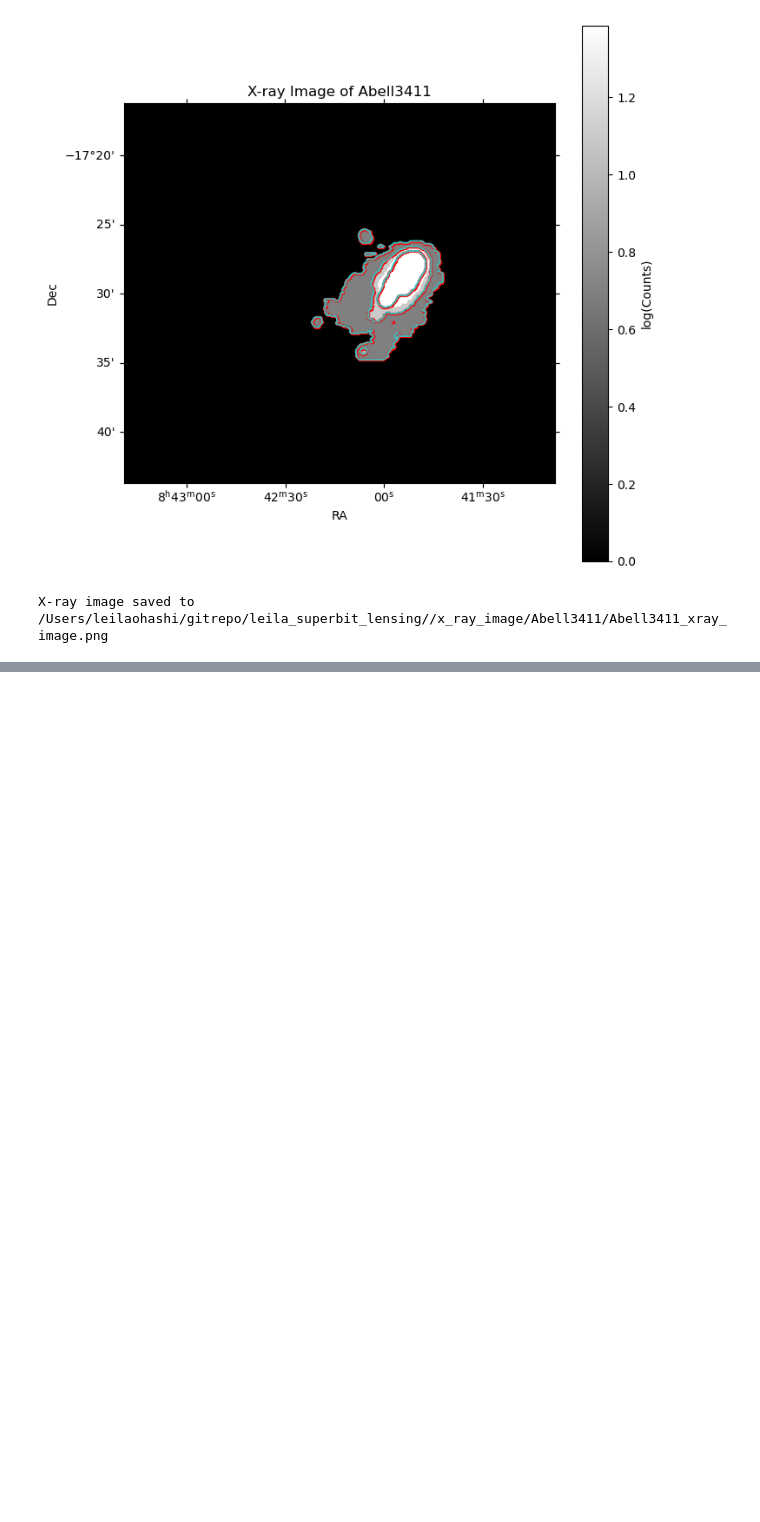
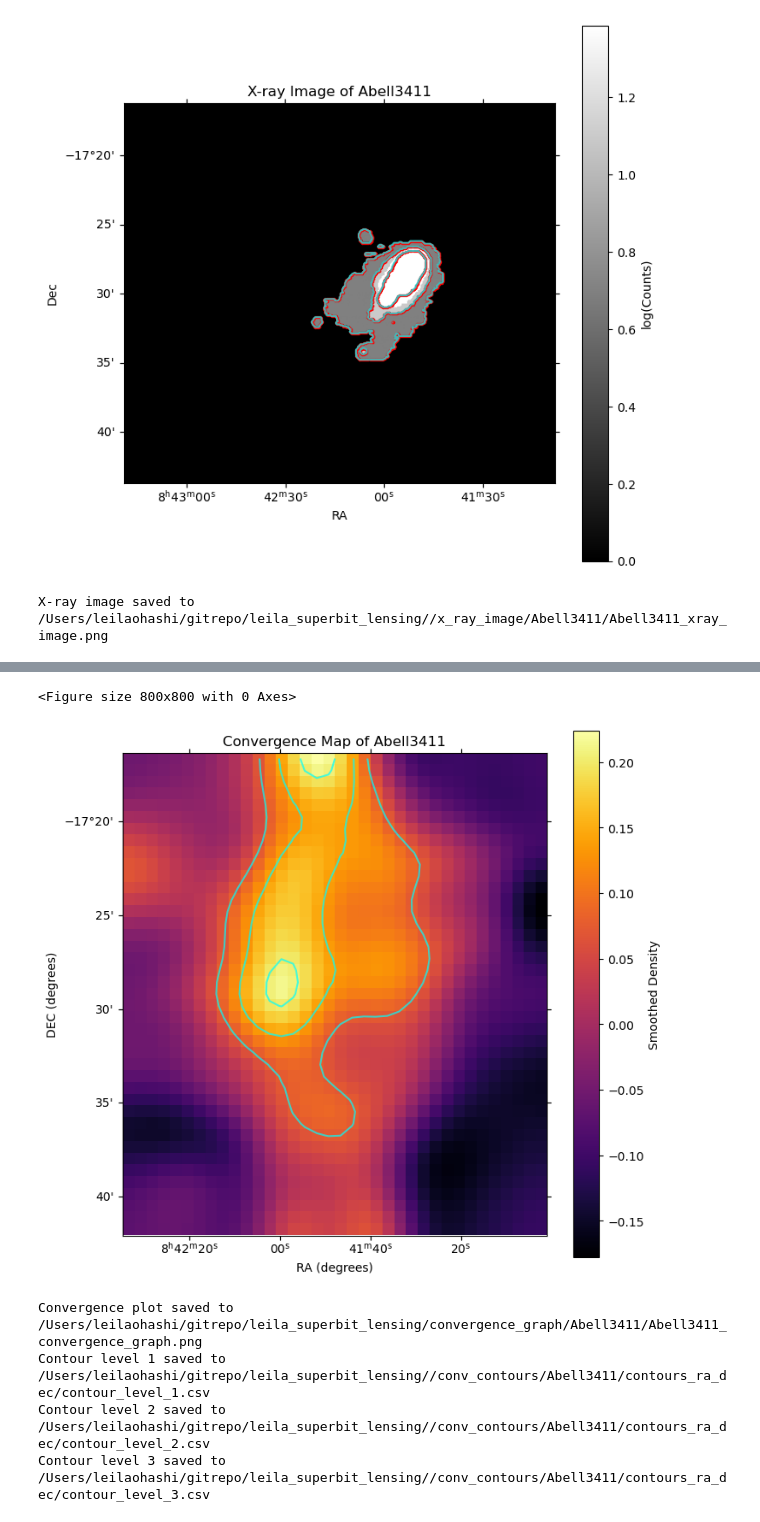
Before and after one commit to LeilaOhashi/leila_superbit_lensing, a Jupyter notebook: notebooks/leila_redseq.ipynb, the cells around one changed output, grey strips where cells are left out. Cells and saved outputs as stored; diff of their text form; code cells hidden in the pictures; blank space fills up the shorter version.

```diff
--- a/notebooks/leila_redseq.ipynb
+++ b/notebooks/leila_redseq.ipynb
@@ -323,6 +295,86 @@ Actual members plot saved to /Users/leilaohashi/gitrepo/leila_superbit_lensing/m
 Contour level 1 saved to /Users/leilaohashi/gitrepo/leila_superbit_lensing//actual_members/Abell3411/contours_ra_dec/contour_level_1.csv
 Contour level 2 saved to /Users/leilaohashi/gitrepo/leila_superbit_lensing//actual_members/Abell3411/contours_ra_dec/contour_level_2.csv
 Contour level 3 saved to /Users/leilaohashi/gitrepo/leila_superbit_lensing//actual_members/Abell3411/contours_ra_dec/contour_level_3.csv
+# %%
+import os
+import matplotlib.pyplot as plt
+from astropy.io import fits
+import numpy as np
+from scipy.ndimage import gaussian_filter
+
+fits_path = f"{datadir}/data/convergence_maps/kappa_{cluster_name}_b.fits"
+if not os.path.exists(fits_path):
+    print(f"Convergence map for {cluster_name} not found at {fits_path}.")
+
+# Open the image
+conv_hdu = fits.open(fits_path)[0]
+conv_data = conv_hdu.data
+conv_data = np.array(conv_data)
+conv_header = conv_hdu.header
+conv_wcs = WCS(conv_header)
+
+# Smoothing
+smoothed_conv = gaussian_filter(conv_data, sigma=hist_sigma)
+
+# Plot smoothed histogram
+plt.figure(figsize=(8, 8))
+nx, ny = smoothed_conv.shape
+
+fig = plt.figure(figsize=(8,8))
+ax = plt.subplot(projection=conv_wcs)
+im = ax.imshow(smoothed_conv, origin='lower', cmap='inferno')
+plt.colorbar(im, ax=ax, label='Smoothed Density')
+plt.title(f'Convergence Map of {cluster_name}')
+plt.xlabel('RA (degrees)')
+plt.ylabel('DEC (degrees)')
+
+# Contours
+contour_levels = np.linspace(np.percentile(smoothed_conv, conv_contour_percentiles[0]), np.percentile(smoothed_conv, conv_contour_percentiles[1]), conv_contour_number)
+
+# Contour Colors
+colors = ['cyan', 'cyan', 'cyan']
+conv_cs = ax.contour(smoothed_conv, levels=contour_levels, colors=colors, linewidths=1.5, alpha=0.7)
+
+# Save and show the image
+save_path = f"/Users/leilaohashi/gitrepo/leila_superbit_lensing/convergence_graph/{cluster_name}/{cluster_name}_convergence_graph.png"
+os.makedirs(os.path.dirname(save_path), exist_ok=True)
+plt.savefig(save_path, dpi=300)
+plt.show()
+print(f"Convergence plot saved to {save_path}")
+
+# save contours
+save_dir = f'{datadir}/conv_contours/{cluster_name}/contours_ra_dec'
+os.makedirs(save_dir, exist_ok=True)
+
+conv_vertices_ra = []
+conv_vertices_dec = []
+
+for i, collection in enumerate(conv_cs.collections):
+
+    contour_save_path = os.path.join(save_dir, f'contour_level_{i+1}.csv')
+
+    with open(contour_save_path, 'w', newline='') as csvfile:
+        writer = csv.writer(csvfile)
+        writer.writerow(['RA', 'Dec'])
+
+        for path in collection.get_paths():
+            contour_points = path.vertices
+            ax.scatter(contour_points[:, 0], contour_points[:, 1], s=2, color='red', alpha=0.7)
+            conv_vertices = conv_wcs.wcs_pix2world(contour_points, 0)
+            conv_vertices_ra.extend(conv_vertices[:,0])
+            conv_vertices_dec.extend(conv_vertices[:,1])
+            writer.writerows(contour_points)
+    print(f"Contour level {i+1} saved to {contour_save_path}")
+
+conv_vertices_ra = np.array(conv_vertices_ra)
+conv_vertices_dec = np.array(conv_vertices_dec)
+# %% [output]
+<Figure size 800x800 with 0 Axes>
+[figure, added]
+Convergence plot saved to /Users/leilaohashi/gitrepo/leila_superbit_lensing/convergence_graph/Abell3411/Abell3411_convergence_graph.png
+Contour level 1 saved to /Users/leilaohashi/gitrepo/leila_superbit_lensing//conv_contours/Abell3411/contours_ra_dec/contour_level_1.csv
+Contour level 2 saved to /Users/leilaohashi/gitrepo/leila_superbit_lensing//conv_contours/Abell3411/contours_ra_dec/contour_level_2.csv
+Contour level 3 saved to /Users/leilaohashi/gitrepo/leila_superbit_lensing//conv_contours/Abell3411/contours_ra_dec/contour_level_3.csv
 # %%
 # Plotting contours on coadd image
 import os
```
Also changed, not shown: parts of 8 cells of this notebook.
